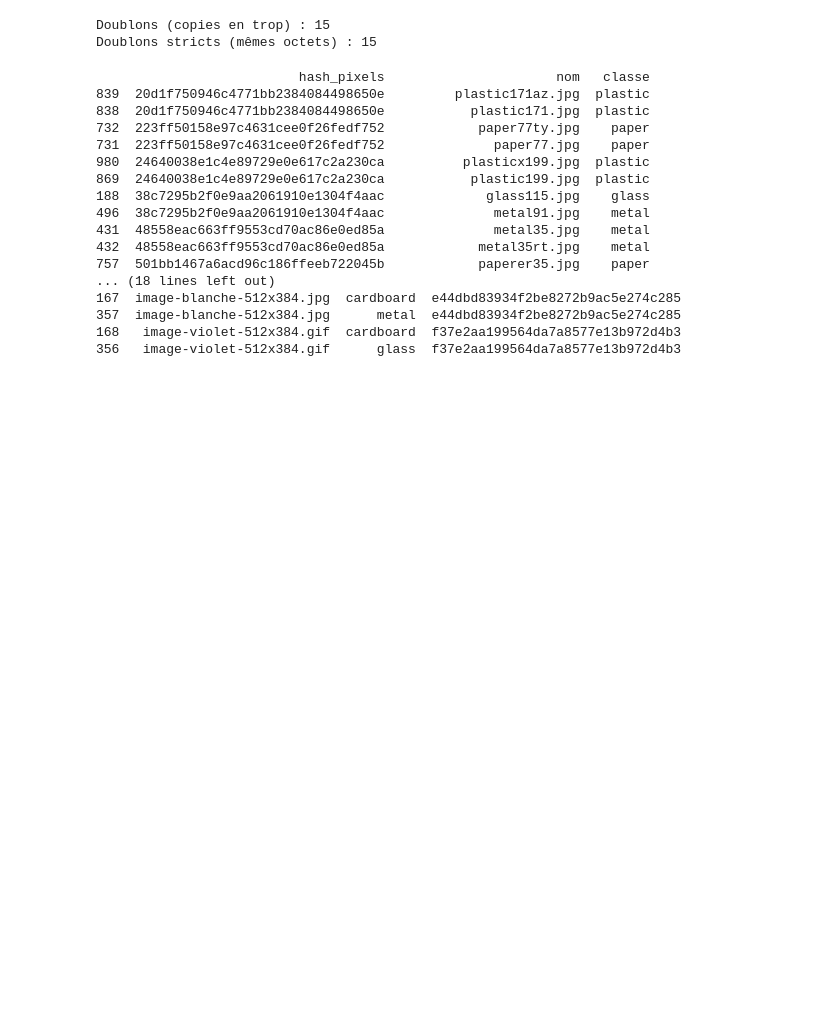
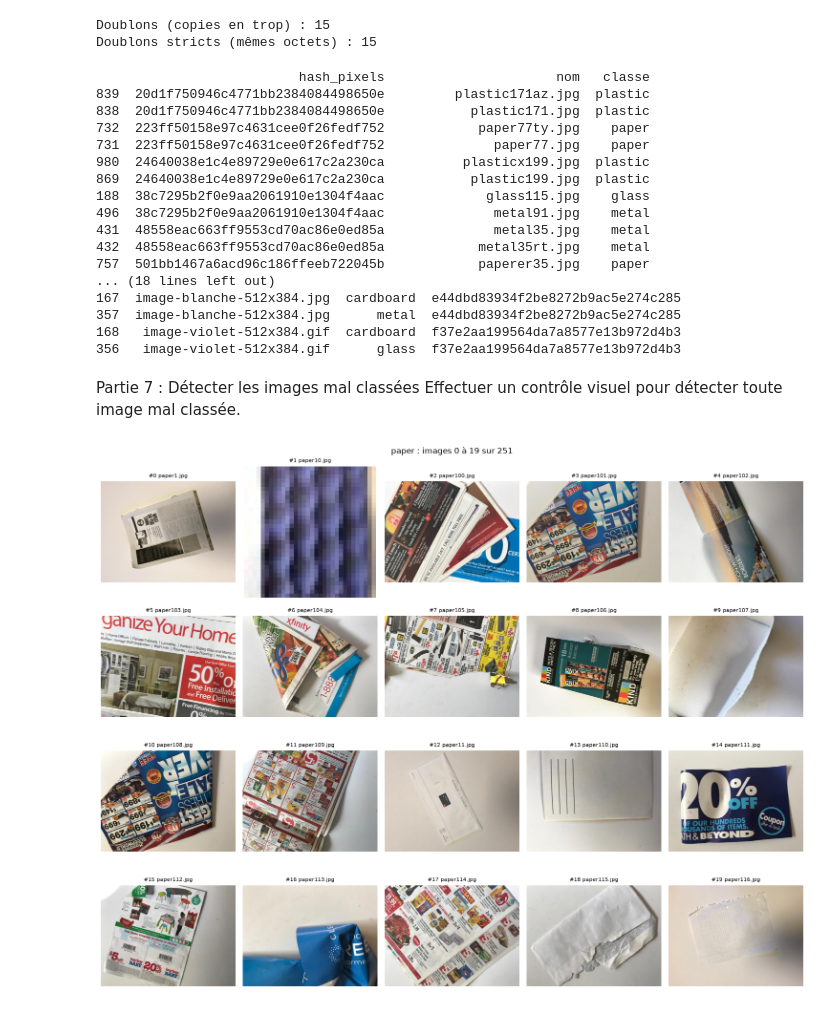
Before and after one commit to rokhayacoumbadiouf-bit/Atelier_Preparation_Donnees_Images, a Jupyter notebook: atelier_prepa_donnees_images/notebooks/atelier_prepa_donnees_images.ipynb, the cells around one changed output. Saved outputs shown, nothing was run; the diff lists cells and outputs as text; code cells hidden in the pictures; blank space fills up the shorter version.

Commit message:
Détection les images mal classées

```diff
--- a/atelier_prepa_donnees_images/notebooks/atelier_prepa_donnees_images.ipynb
+++ b/atelier_prepa_donnees_images/notebooks/atelier_prepa_donnees_images.ipynb
@@ -405,3 +398,26 @@ audit["Doublons"] = int(df["doublon"].sum())
 357  image-blanche-512x384.jpg      metal  e44dbd83934f2be8272b9ac5e274c285
 168   image-violet-512x384.gif  cardboard  f37e2aa199564da7a8577e13b972d4b3
 356   image-violet-512x384.gif      glass  f37e2aa199564da7a8577e13b972d4b3
+# %% [markdown]
+Partie 7 : Détecter les images mal classées
+Effectuer un contrôle visuel pour détecter toute image mal classée.
+# %%
+def afficher_grille(classe, debut=0, nb=20, colonnes=5):
+    """Affiche nb images d'une classe (hors corrompues et vides) à partir de la position debut."""
+    sous = df[(df["classe"] == classe) & (~df["corrompue"]) & (~df["vide"])].reset_index(drop=True)
+    lot = sous.iloc[debut:debut + nb]
+    lignes = (len(lot) - 1) // colonnes + 1
+
+    plt.figure(figsize=(3 * colonnes, 3 * lignes))
+    for i, (pos, ligne) in enumerate(lot.iterrows()):
+        plt.subplot(lignes, colonnes, i + 1)
+        plt.imshow(Image.open(ligne["chemin"]).convert("RGB"))
+        plt.title(f"#{pos} {ligne['nom'][:18]}", fontsize=8)
+        plt.axis("off")
+    plt.suptitle(f"{classe} : images {debut} à {debut + len(lot) - 1} sur {len(sous)}")
+    plt.tight_layout()
+    plt.show()
+
+afficher_grille("paper", debut=0)
+# %% [output]
+[figure, added]
```
Also changed, not shown: parts of 9 cells of this notebook.
